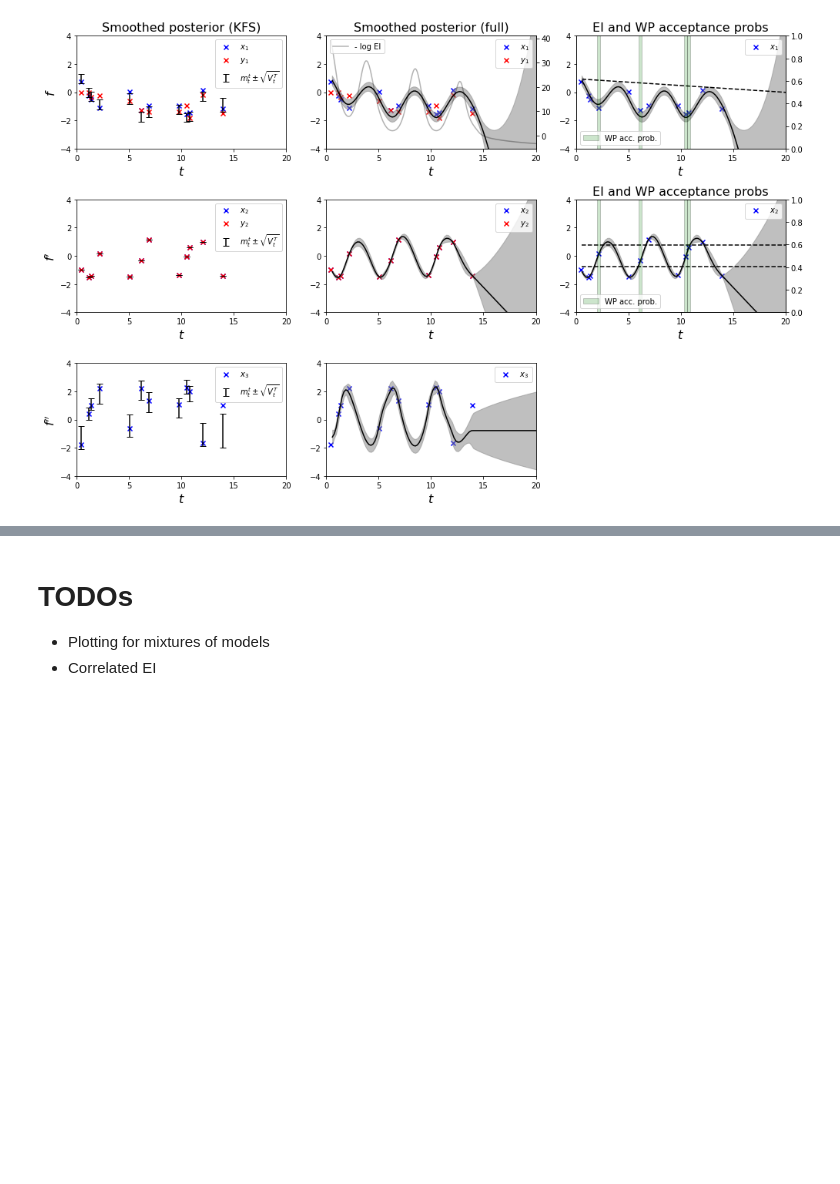
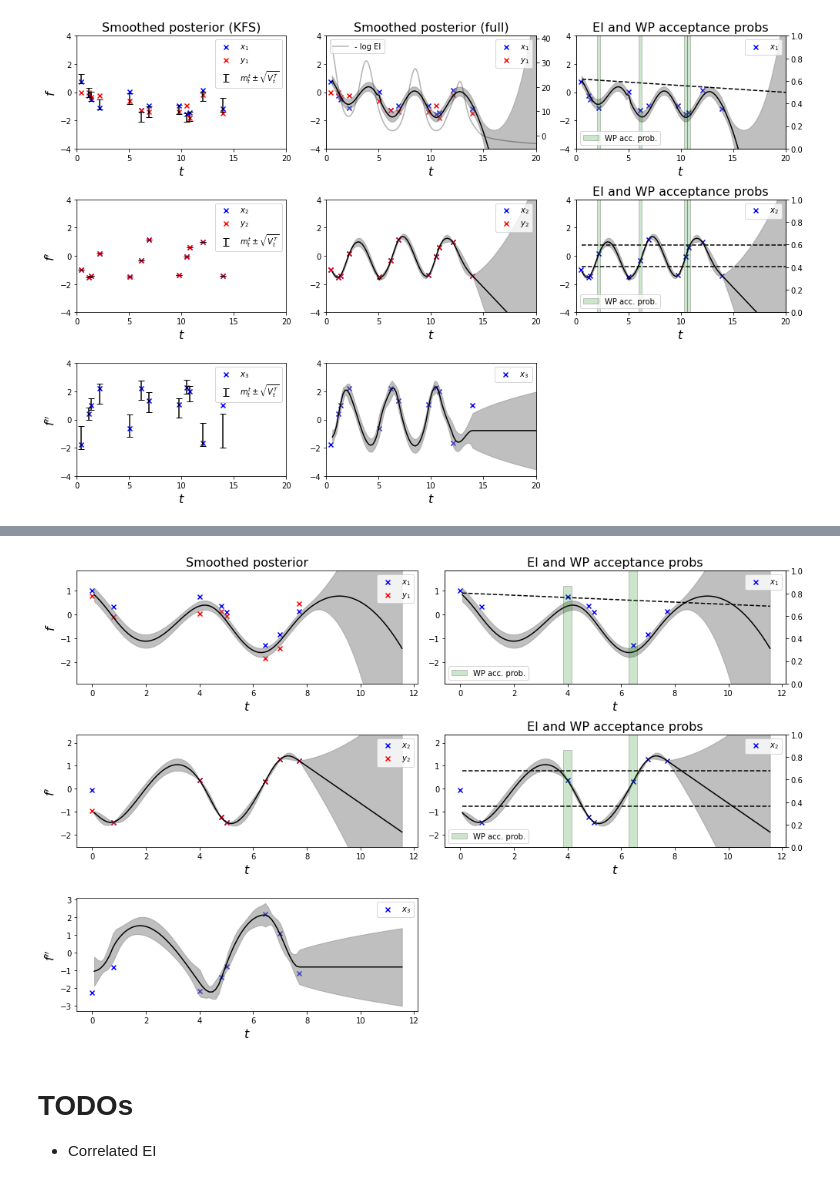
Before and after one commit to stratisMarkou/random-walks, a Jupyter notebook: content/misc/pls/line-search.ipynb, the cells around one changed output, grey strips where cells are left out. Drawn from its saved outputs; the diff is of its cells as text; code cells hidden in the pictures; blank space fills up the shorter version.

```diff
--- a/content/misc/pls/line-search.ipynb
+++ b/content/misc/pls/line-search.ipynb
@@ -518,5 +500,17 @@ plt.show()
+# %%
+plot_linesearch(c1=c1,
+                c2=c2,
+                t_data=t,
+                ms=ms,
+                Vs=Vs,
+                iVC=iVC,
+                post_probs=post_probs,
+                wp_probs=wp_probs,
+                x=x,
+                y=y)
+# %% [output]
+[figure, added]
 # %% [markdown]
 # TODOs
 
-- Plotting for mixtures of models
 - Correlated EI
```
Also changed, not shown: parts of 7 cells of this notebook, 1 other file.
